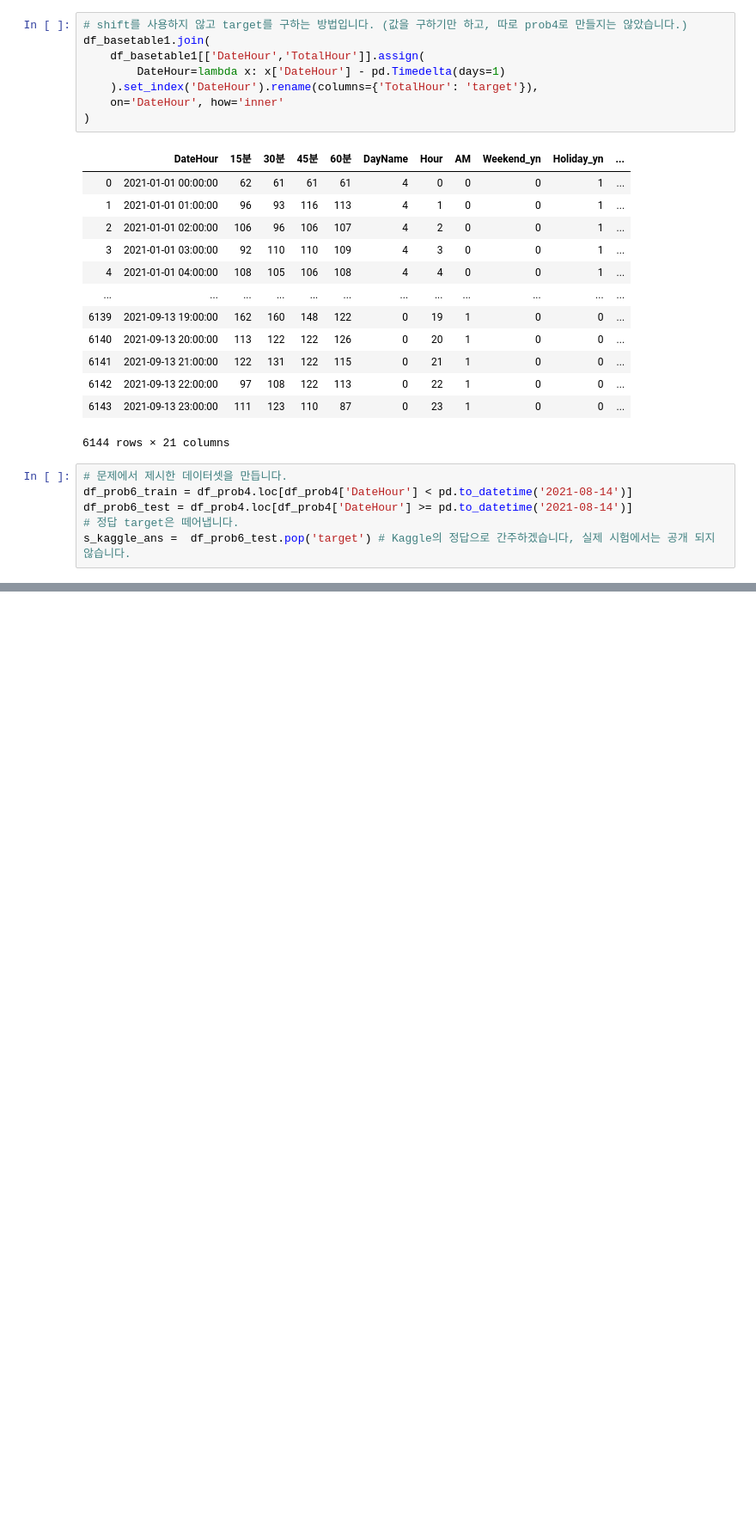
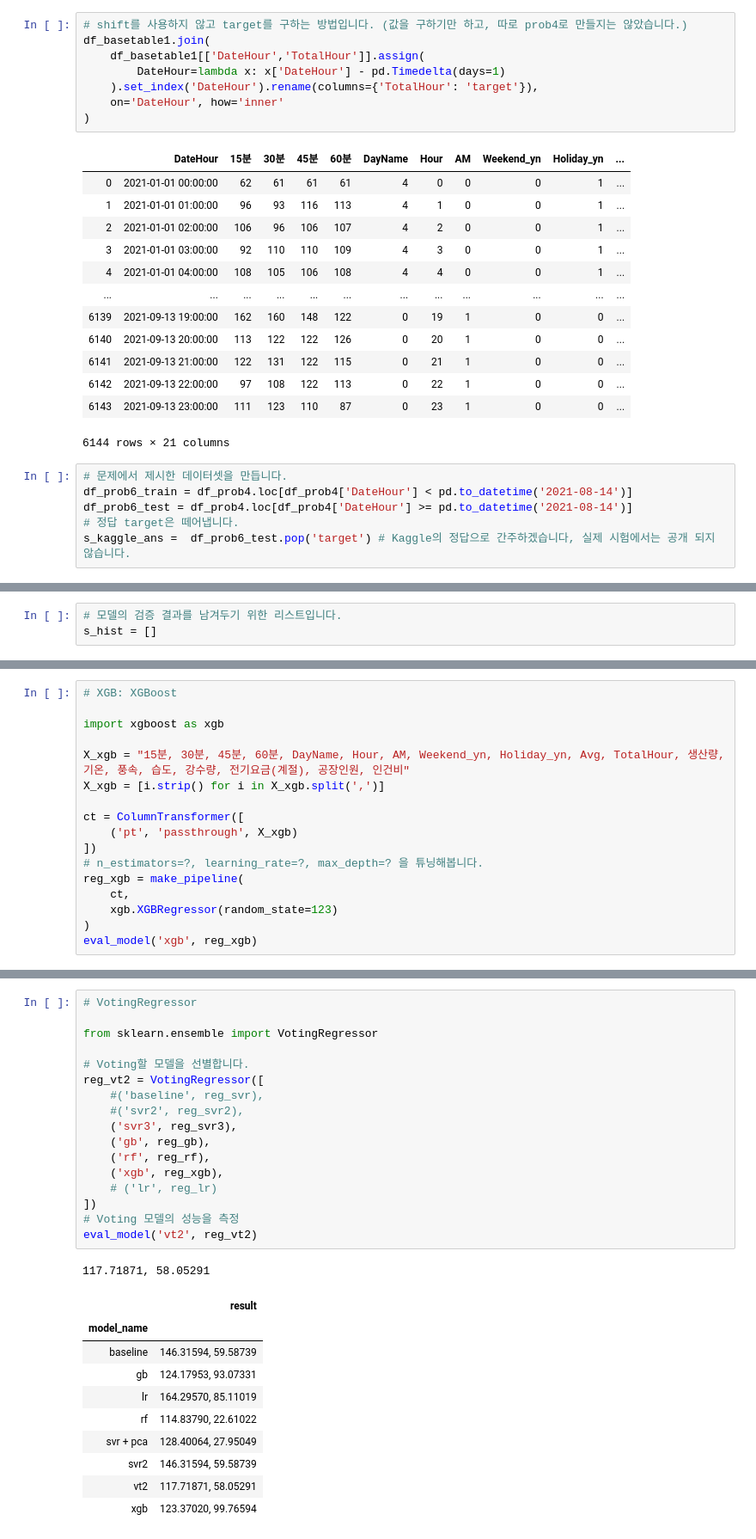
Before and after one commit to sunkusun9/DS_Lv3_2407, a Jupyter notebook: sec_ds_lv3_prob3_kaggle.ipynb, the cells around one changed output, grey strips where cells are left out. Shown: that part at 86% size. Drawn from its saved outputs; the diff is of its cells as text; blank space fills up the shorter version.

```diff
--- a/sec_ds_lv3_prob3_kaggle.ipynb
+++ b/sec_ds_lv3_prob3_kaggle.ipynb
@@ -233,0 +171,3 @@ eval_model(reg_svr)
+# %%
+# 모델의 검증 결과를 남겨두기 위한 리스트입니다.
+s_hist = []
@@ -233,0 +337,17 @@ eval_model(reg_svr)
+# %%
+# XGB: XGBoost
+
+import xgboost as xgb
+
+X_xgb = "15분, 30분, 45분, 60분, DayName, Hour, AM, Weekend_yn, Holiday_yn, Avg, TotalHour, 생산량, 기온, 풍속, 습도, 강수량, 전기요금(계절), 공장인원, 인건비"
+X_xgb = [i.strip() for i in X_xgb.split(',')]
+
+ct = ColumnTransformer([
+    ('pt', 'passthrough', X_xgb)
+])
+# n_estimators=?, learning_rate=?, max_depth=? 을 튜닝해봅니다.
+reg_xgb = make_pipeline(
+    ct,
+    xgb.XGBRegressor(random_state=123)
+)
+eval_model('xgb', reg_xgb)
@@ -233,0 +387,29 @@ eval_model(reg_svr)
+# %%
+# VotingRegressor
+
+from sklearn.ensemble import VotingRegressor
+
+# Voting할 모델을 선별합니다.
+reg_vt2 = VotingRegressor([
+    #('baseline', reg_svr),
+    #('svr2', reg_svr2),
+    ('svr3', reg_svr3),
+    ('gb', reg_gb),
+    ('rf', reg_rf),
+    ('xgb', reg_xgb),
+    # ('lr', reg_lr)
+])
+# Voting 모델의 성능을 측정
+eval_model('vt2', reg_vt2)
+# %% [output]
+117.71871, 58.05291
+|  | result |
+| model_name |  |
+| baseline | 146.31594, 59.58739 |
+| gb | 124.17953, 93.07331 |
+| lr | 164.29570, 85.11019 |
+| rf | 114.83790, 22.61022 |
+| svr + pca | 128.40064, 27.95049 |
+| svr2 | 146.31594, 59.58739 |
+| vt2 | 117.71871, 58.05291 |
+| xgb | 123.37020, 99.76594 |
```
Also changed, not shown: parts of 23 cells of this notebook.
